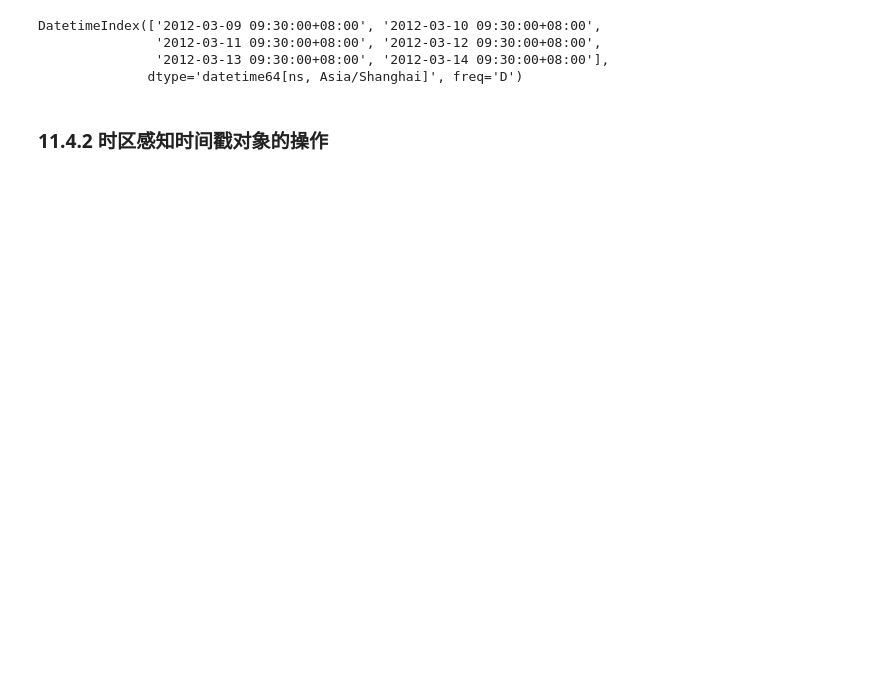
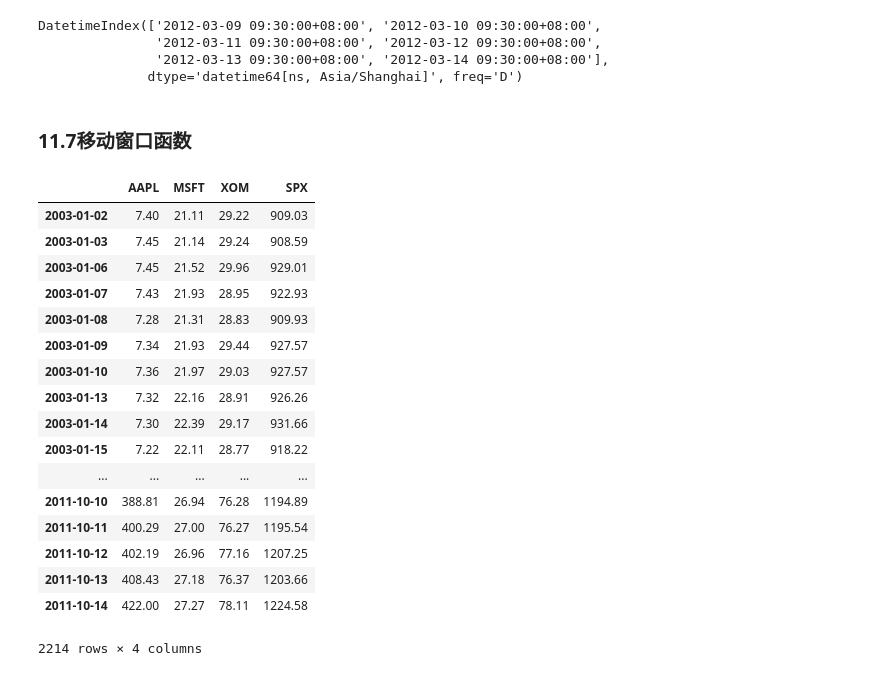
Before and after one commit to 0-yy-0/data_analysis, a Jupyter notebook: 11.时间序列.ipynb, the cells around one changed output. Drawn from its saved outputs; the diff is of its cells as text; code cells hidden in the pictures; blank space fills up the shorter version.

```diff
--- a/11.时间序列.ipynb
+++ b/11.时间序列.ipynb
@@ -709,4 +701,28 @@ DatetimeIndex(['2012-03-09 09:30:00+08:00', '2012-03-10 09:30:00+08:00',
                '2012-03-13 09:30:00+08:00', '2012-03-14 09:30:00+08:00'],
               dtype='datetime64[ns, Asia/Shanghai]', freq='D')
 # %% [markdown]
-### 11.4.2 时区感知时间戳对象的操作
+### 11.7移动窗口函数
+# %%
+close_px_all = pd.read_csv('G:/python/pydata-book-2nd-edition/examples/stock_px_2.csv',
+                           parse_dates=True, index_col=0)
+# %%
+close_px_all
+# %% [output]
+|  | AAPL | MSFT | XOM | SPX |
+| 2003-01-02 | 7.40 | 21.11 | 29.22 | 909.03 |
+| 2003-01-03 | 7.45 | 21.14 | 29.24 | 908.59 |
+| 2003-01-06 | 7.45 | 21.52 | 29.96 | 929.01 |
+| 2003-01-07 | 7.43 | 21.93 | 28.95 | 922.93 |
+| 2003-01-08 | 7.28 | 21.31 | 28.83 | 909.93 |
+| 2003-01-09 | 7.34 | 21.93 | 29.44 | 927.57 |
+| 2003-01-10 | 7.36 | 21.97 | 29.03 | 927.57 |
+| 2003-01-13 | 7.32 | 22.16 | 28.91 | 926.26 |
+| 2003-01-14 | 7.30 | 22.39 | 29.17 | 931.66 |
+| 2003-01-15 | 7.22 | 22.11 | 28.77 | 918.22 |
+| ... | ... | ... | ... | ... |
+| 2011-10-10 | 388.81 | 26.94 | 76.28 | 1194.89 |
+| 2011-10-11 | 400.29 | 27.00 | 76.27 | 1195.54 |
+| 2011-10-12 | 402.19 | 26.96 | 77.16 | 1207.25 |
+| 2011-10-13 | 408.43 | 27.18 | 76.37 | 1203.66 |
+| 2011-10-14 | 422.00 | 27.27 | 78.11 | 1224.58 |
+2214 rows × 4 columns
```
Also changed, not shown: parts of 67 cells of this notebook, 1 other file.
